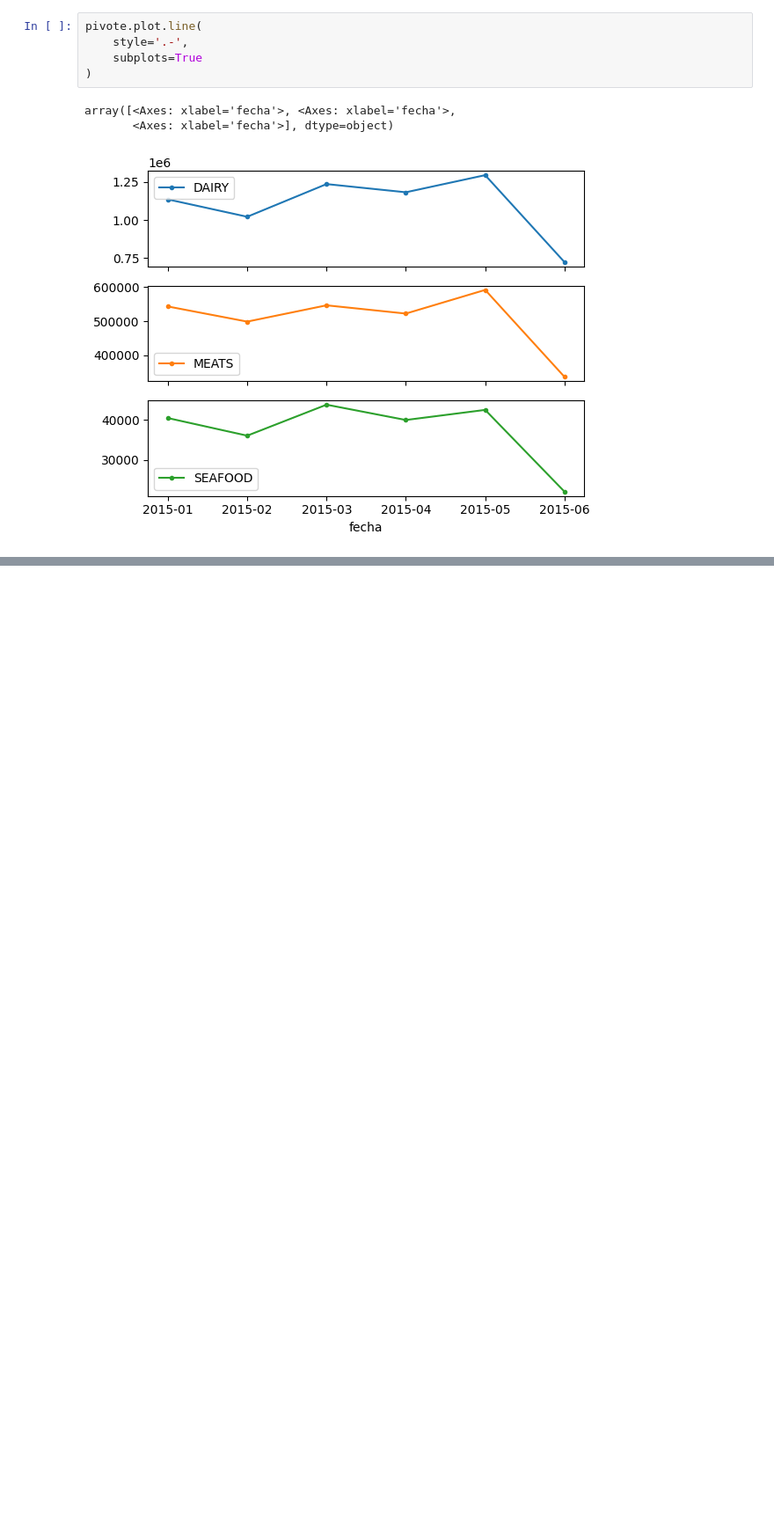
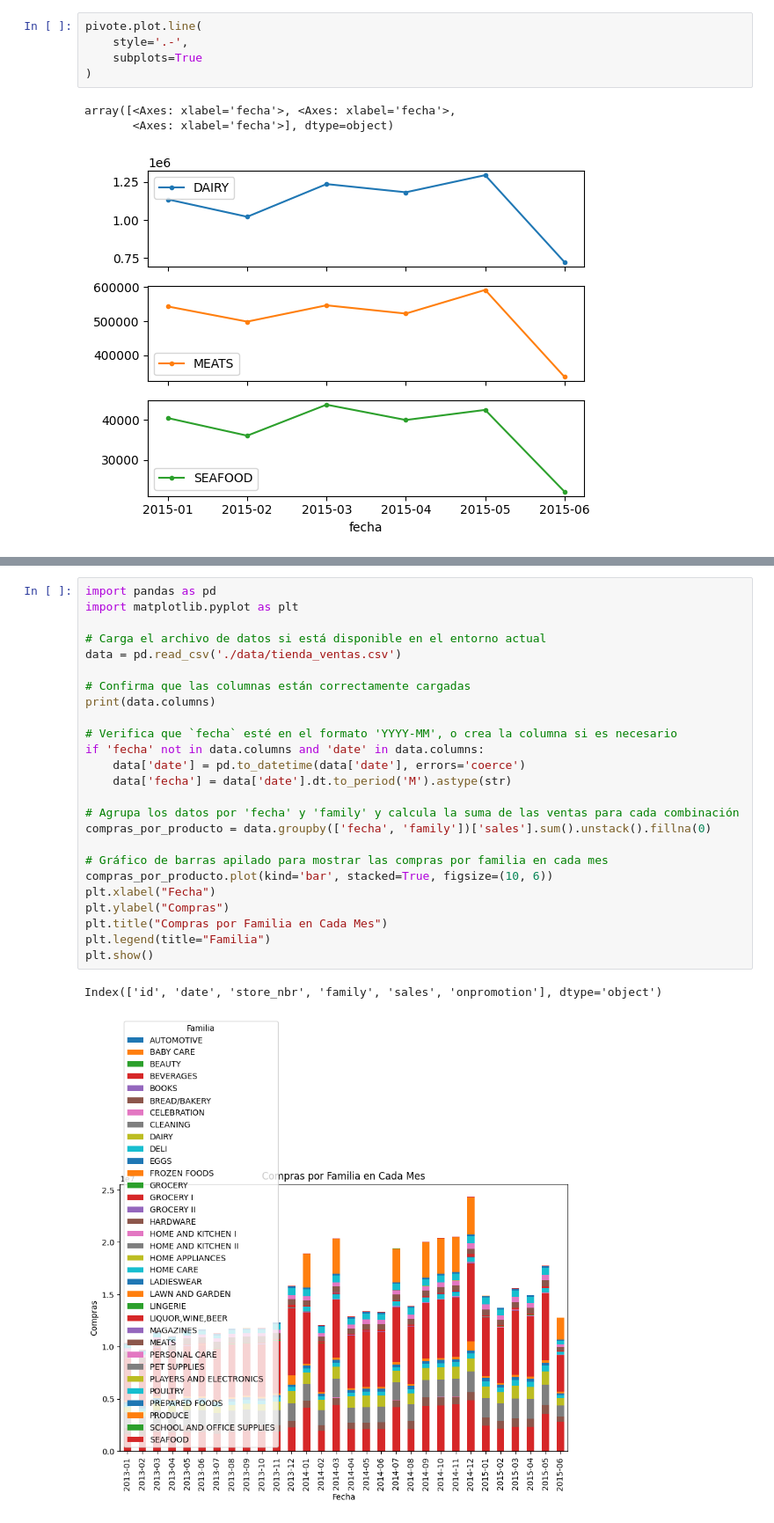
Before and after one commit to josbailon/clase-bd, a Jupyter notebook: ejemplo7.ipynb, the cells around one changed output, grey strips where cells are left out. Shown: that part at 88% size. Cells and saved outputs as stored; diff of their text form; blank space fills up the shorter version.

```diff
--- a/ejemplo7.ipynb
+++ b/ejemplo7.ipynb
@@ -192,0 +235,28 @@ array([<Axes: xlabel='fecha'>, <Axes: xlabel='fecha'>,
+# %%
+import pandas as pd
+import matplotlib.pyplot as plt
+
+# Carga el archivo de datos si está disponible en el entorno actual
+data = pd.read_csv('./data/tienda_ventas.csv')
+
+# Confirma que las columnas están correctamente cargadas
+print(data.columns)
+
+# Verifica que `fecha` esté en el formato 'YYYY-MM', o crea la columna si es necesario
+if 'fecha' not in data.columns and 'date' in data.columns:
+    data['date'] = pd.to_datetime(data['date'], errors='coerce')
+    data['fecha'] = data['date'].dt.to_period('M').astype(str)
+
+# Agrupa los datos por 'fecha' y 'family' y calcula la suma de las ventas para cada combinación
+compras_por_producto = data.groupby(['fecha', 'family'])['sales'].sum().unstack().fillna(0)
+
+# Gráfico de barras apilado para mostrar las compras por familia en cada mes
+compras_por_producto.plot(kind='bar', stacked=True, figsize=(10, 6))
+plt.xlabel("Fecha")
+plt.ylabel("Compras")
+plt.title("Compras por Familia en Cada Mes")
+plt.legend(title="Familia")
+plt.show()
+# %% [output]
+Index(['id', 'date', 'store_nbr', 'family', 'sales', 'onpromotion'], dtype='object')
+[figure, added]
```
Also changed, not shown: parts of 4 cells of this notebook, 1 other file.
